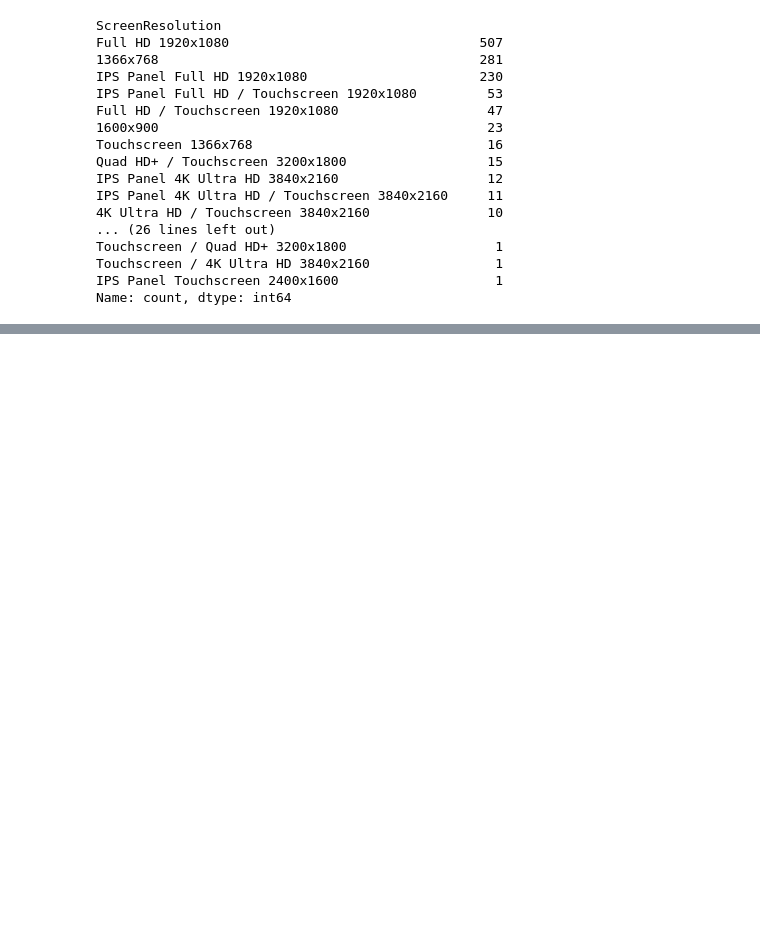
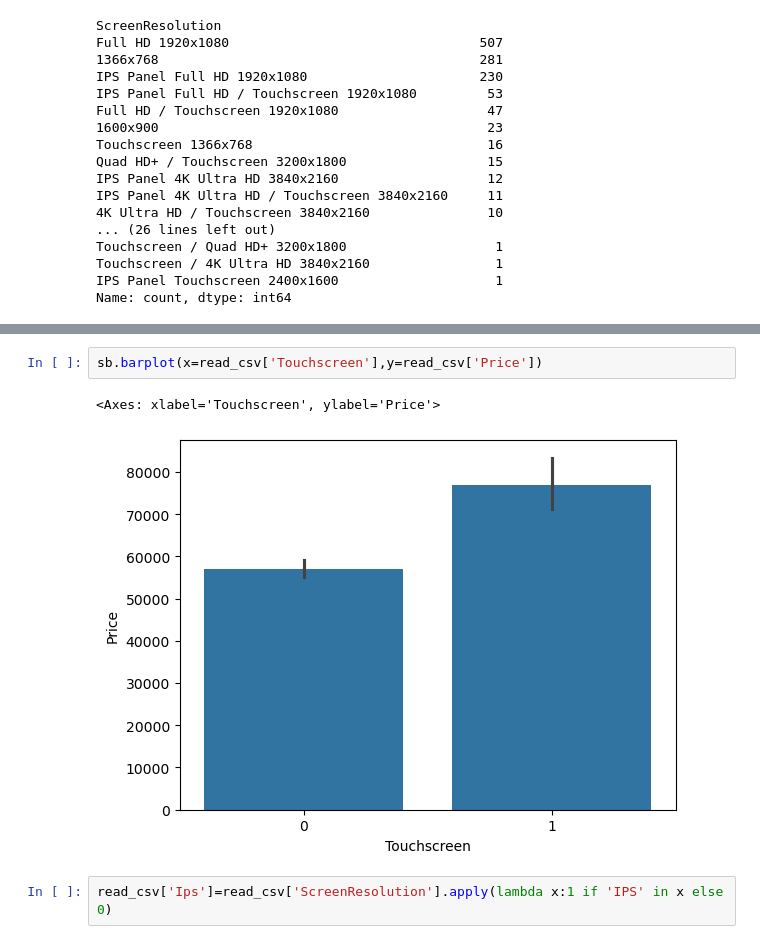
Before and after one commit to vanix056/Laptop_Price_predictor, a Jupyter notebook: Laptop_price_predictor.ipynb, the cells around one changed output, grey strips where cells are left out. Cells and saved outputs as stored; diff of their text form; blank space fills up the shorter version.

```diff
--- a/Laptop_price_predictor.ipynb
+++ b/Laptop_price_predictor.ipynb
@@ -162,0 +190,7 @@ Name: count, dtype: int64
+# %%
+sb.barplot(x=read_csv['Touchscreen'],y=read_csv['Price'])
+# %% [output]
+<Axes: xlabel='Touchscreen', ylabel='Price'>
+[figure, added]
+# %%
+read_csv['Ips']=read_csv['ScreenResolution'].apply(lambda x:1 if 'IPS' in x else 0)
```
Also changed, not shown: parts of 12 cells of this notebook.
